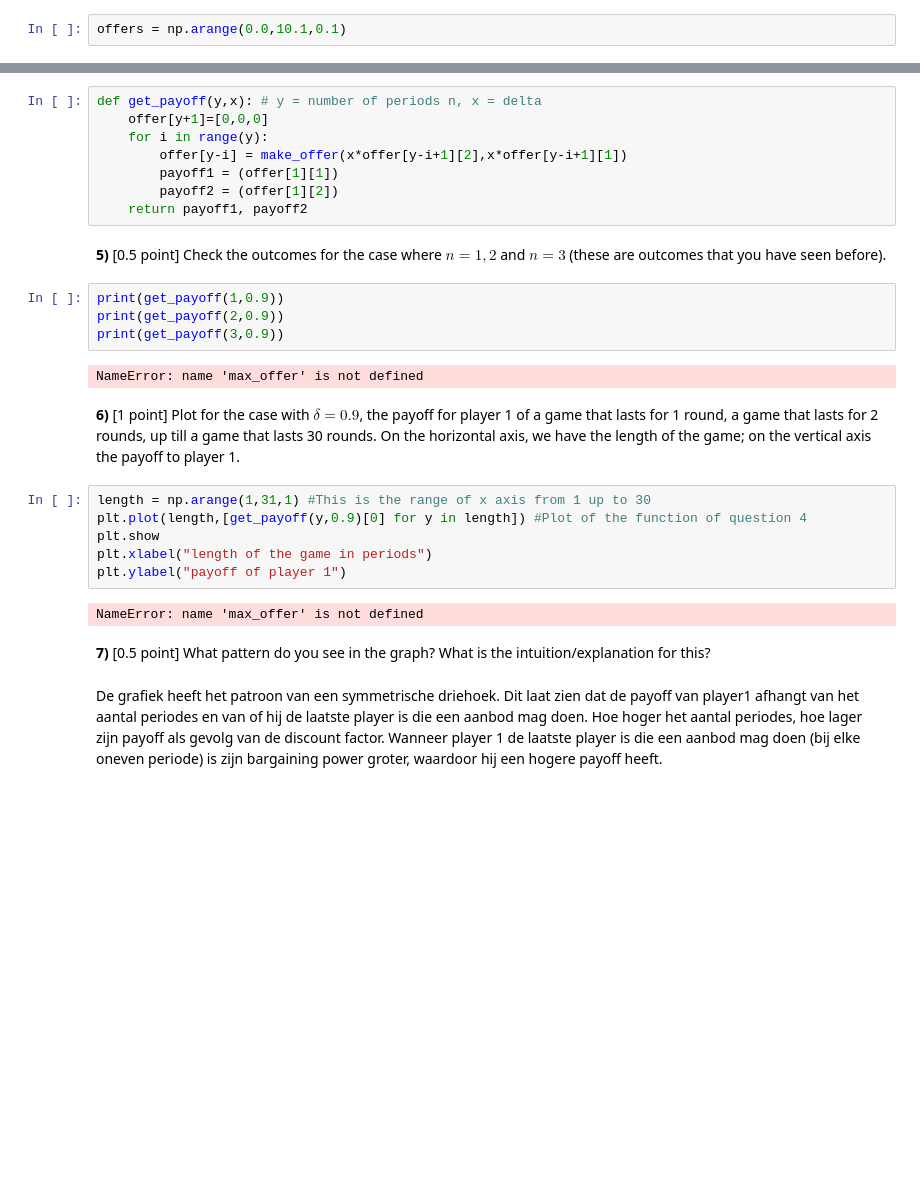
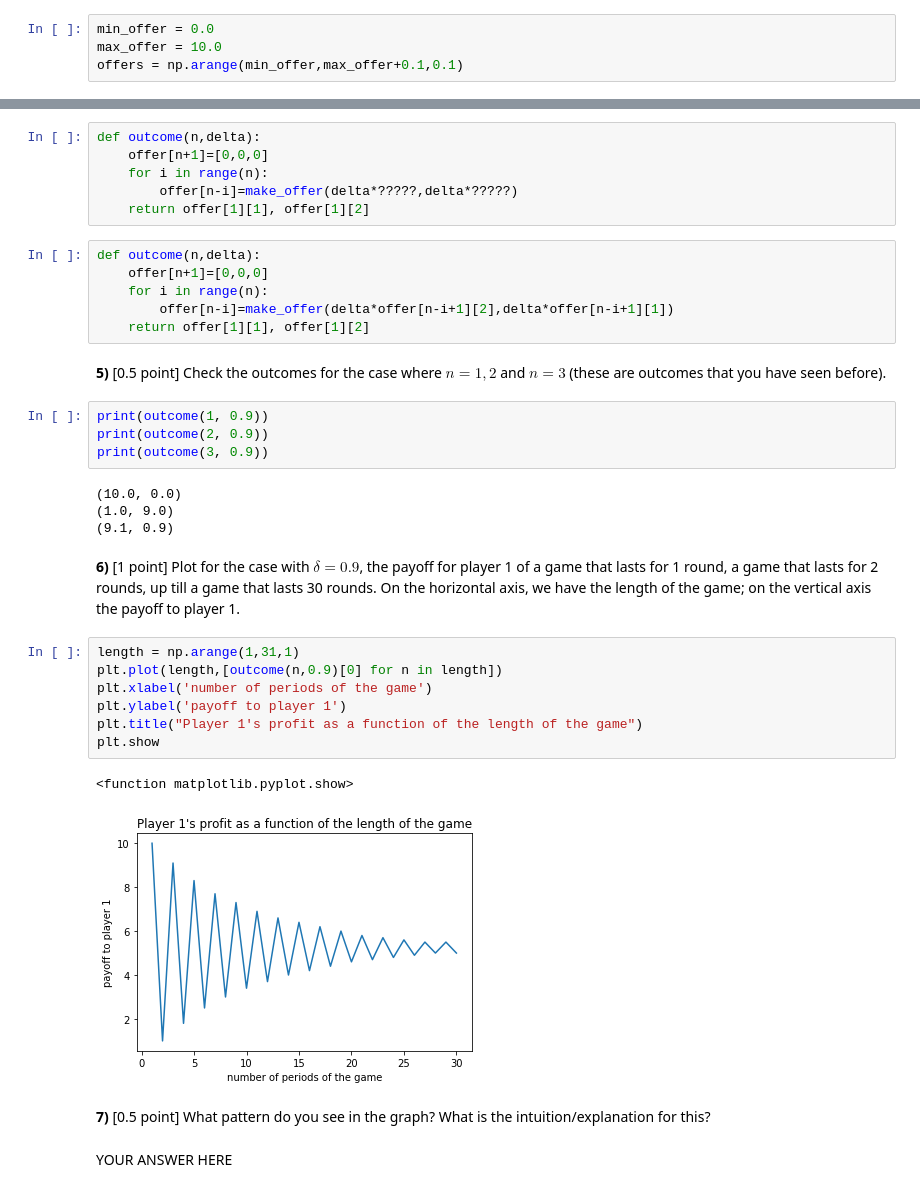
Before and after one commit to kimvandijk99/Assignments, a Jupyter notebook: assignment3-checkpoint.ipynb, the cells around one changed output, grey strips where cells are left out. Saved outputs shown, nothing was run; the diff lists cells and outputs as text; blank space fills up the shorter version.

```diff
--- a/assignment3-checkpoint.ipynb
+++ b/assignment3-checkpoint.ipynb
@@ -40,5 +41,7 @@ import matplotlib.pyplot as plt
 # %%
-offers = np.arange(0.0,10.1,0.1)
+min_offer = 0.0
+max_offer = 10.0
+offers = np.arange(min_offer,max_offer+0.1,0.1)
 # %% [markdown]
 **2)** [0.5 point] Introduce the functions `accept_offer` and `make_offer` as in the previous class:
 # %%
@@ -68,30 +71,38 @@ offer = {}
+# %%
+def outcome(n,delta):
+    offer[n+1]=[0,0,0]
+    for i in range(n):
+        offer[n-i]=make_offer(delta*?????,delta*?????)
+    return offer[1][1], offer[1][2]
 # %%
-def get_payoff(y,x): # y = number of periods n, x = delta
-    offer[y+1]=[0,0,0]
-    for i in range(y):
-        offer[y-i] = make_offer(x*offer[y-i+1][2],x*offer[y-i+1][1])
-        payoff1 = (offer[1][1])
-        payoff2 = (offer[1][2])
-    return payoff1, payoff2
+def outcome(n,delta):
+    offer[n+1]=[0,0,0]
+    for i in range(n):
+        offer[n-i]=make_offer(delta*offer[n-i+1][2],delta*offer[n-i+1][1])
+    return offer[1][1], offer[1][2]
 # %% [markdown]
 **5)** [0.5 point] Check the outcomes for the case where $n=1, 2$ and $n=3$ (these are outcomes that you have seen before).
 # %%
-print(get_payoff(1,0.9))
-print(get_payoff(2,0.9))
-print(get_payoff(3,0.9))
+print(outcome(1, 0.9))
+print(outcome(2, 0.9))
+print(outcome(3, 0.9))
 # %% [output]
-NameError: name 'max_offer' is not defined
+(10.0, 0.0)
+(1.0, 9.0)
+(9.1, 0.9)
 # %% [markdown]
 **6)** [1 point] Plot for the case with $\delta =0.9$, the payoff for player 1 of a game that lasts for 1 round, a game that lasts for 2 rounds, up till a game that lasts 30 rounds. On the horizontal axis, we have the length of the game; on the vertical axis the payoff to player 1.
 # %%
-length = np.arange(1,31,1) #This is the range of x axis from 1 up to 30
-plt.plot(length,[get_payoff(y,0.9)[0] for y in length]) #Plot of the function of question 4
+length = np.arange(1,31,1)
+plt.plot(length,[outcome(n,0.9)[0] for n in length])
+plt.xlabel('number of periods of the game')
+plt.ylabel('payoff to player 1')
+plt.title("Player 1's profit as a function of the length of the game")
 plt.show
-plt.xlabel("length of the game in periods")
-plt.ylabel("payoff of player 1")
 # %% [output]
-NameError: name 'max_offer' is not defined
+<function matplotlib.pyplot.show>
+[figure, added]
 # %% [markdown]
 **7)** [0.5 point] What pattern do you see in the graph? What is the intuition/explanation for this?
-# %% [markdown]
-De grafiek heeft het patroon van een symmetrische driehoek. Dit laat zien dat de payoff van player1 afhangt van het aantal periodes en van of hij de laatste player is die een aanbod mag doen. Hoe hoger het aantal periodes, hoe lager zijn payoff als gevolg van de discount factor. Wanneer player 1 de laatste player is die een aanbod mag doen (bij elke oneven periode) is zijn bargaining power groter, waardoor hij een hogere payoff heeft.
+# %% [markdown]
+YOUR ANSWER HERE
```
Also changed, not shown: parts of 5 cells of this notebook.
